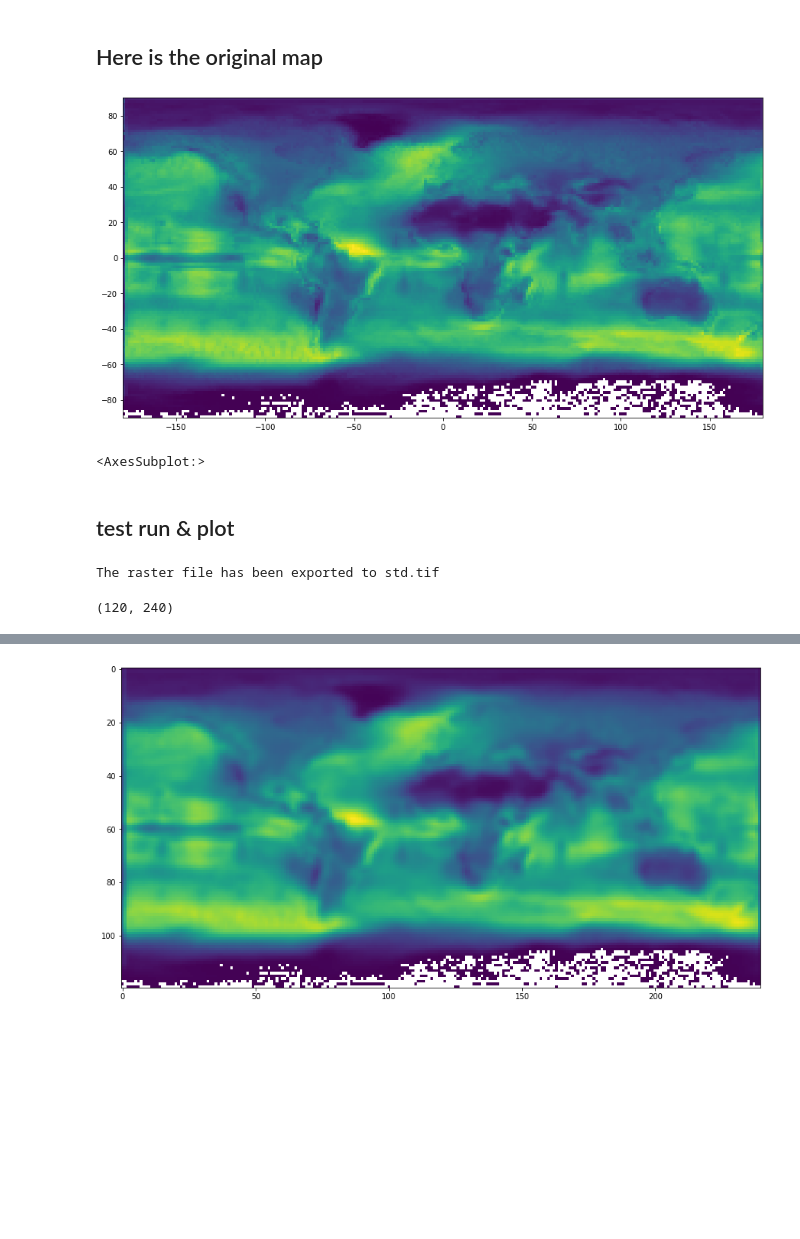
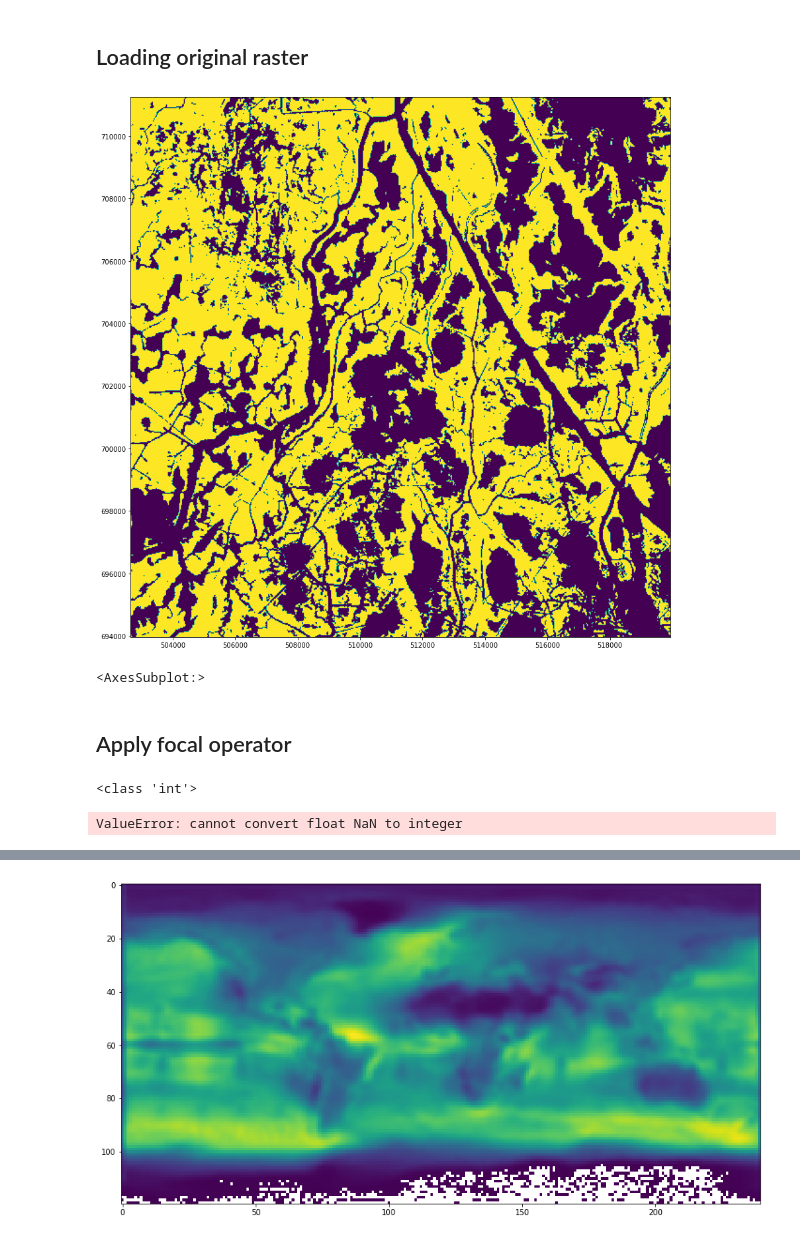
Before and after one commit to jinwenxu/focal_statistics, a Jupyter notebook: Focal_stats_v2.ipynb, the cells around one changed output, grey strips where cells are left out. Cells and saved outputs as stored; diff of their text form; code cells hidden in the pictures; blank space fills up the shorter version.

Commit message:
ValueError: cannot convert float NaN to integer

```diff
--- a/Focal_stats_v2.ipynb
+++ b/Focal_stats_v2.ipynb
@@ -15,2 +14,0 @@ import focal_stats
-# %% [markdown]
-## Here is the original map
@@ -17,12 +449,15 @@ import focal_stats
+# %% [markdown]
+## Loading original raster
 # %%
-src = rasterio.open("rainbowdist_historical_median.tif")
+fn = "land_2010.tif"
+src = rasterio.open(fn)
 fig, ax = pyplot.subplots(1, figsize=(15, 15))
 show(src)
 # %% [output]
-[figure, old version]
+[figure, new version]
 <AxesSubplot:>
-# %% [markdown]
-## test run & plot
+# %% [markdown]
+## Apply focal operator
 # %%
 # focal_stats have four parameters
 # 1 - "input file path and name",
@@ -30,12 +465,10 @@ show(src)
 # 3 - function in quotation marks, like std/mean/max/min/median/range/sum
 # 4 - optional output raster path and name, must be in the format of tiff, or the visualization will have issues
 
-raster_std = focal_stats.focal_stats('rainbowdist_historical_median.tif',(3,3),"std",output_raster_path = "std.tif")
-
-raster_std.shape
+raster_std = focal_stats(fn,(3,3),"std",output_raster_path = "std.tif")
 # %% [output]
-The raster file has been exported to std.tif
+<class 'int'>
-(120, 240)
+ValueError: cannot convert float NaN to integer
 # %%
 %matplotlib inline
 fig, ax = pyplot.subplots(1, figsize=(15, 15))
```
Also changed, not shown: parts of 4 cells of this notebook, 6 other files.
